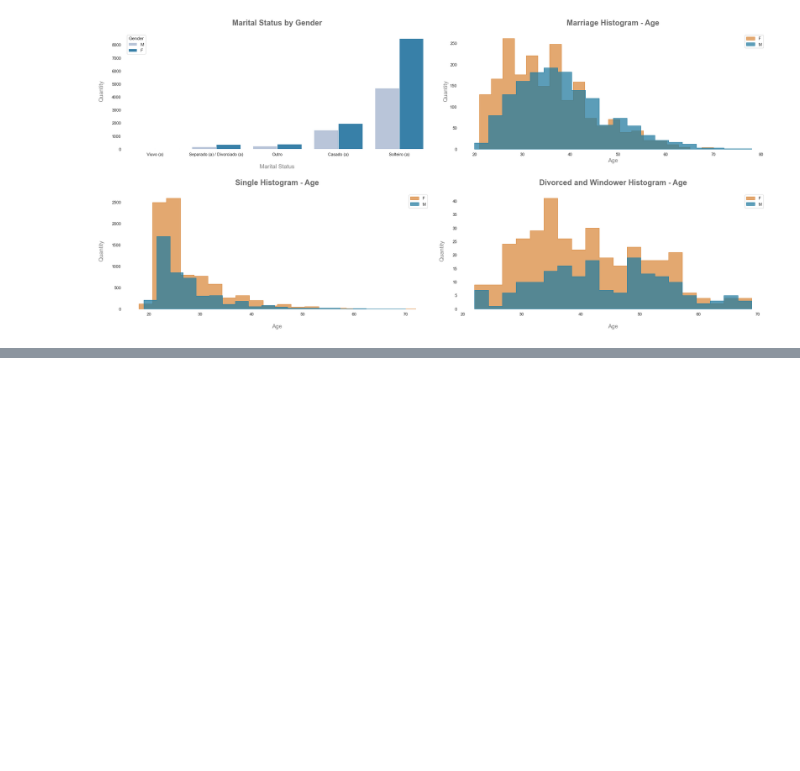
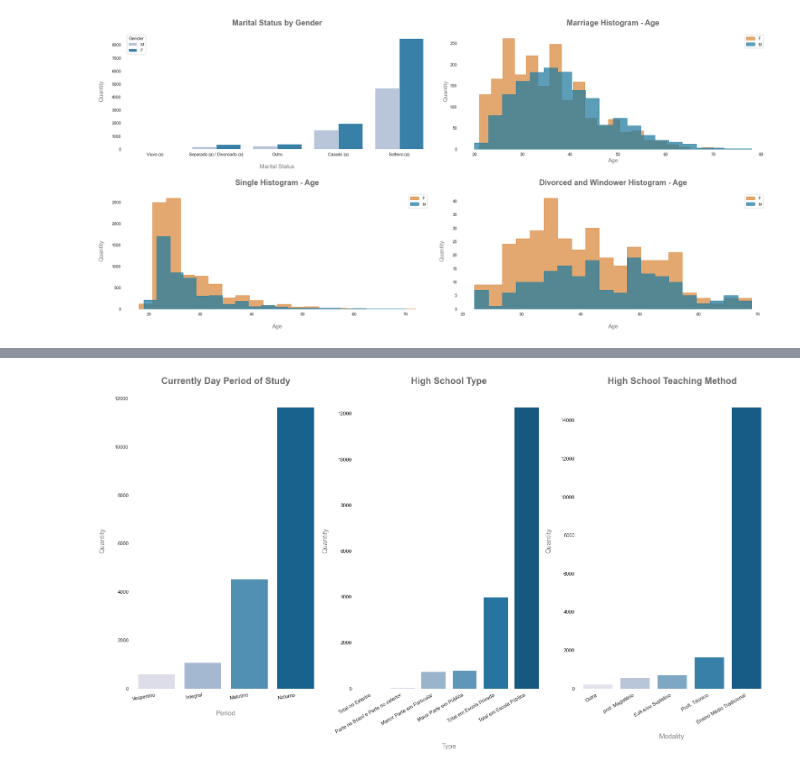
Before and after one commit to KattsonBastos/bahia_enade18_analysis, a Jupyter notebook: notebooks/v01_enade18.ipynb, the cells around one changed output, grey strips where cells are left out. Cells and saved outputs as stored; diff of their text form; code cells hidden in the pictures; blank space fills up the shorter version.

```diff
--- a/notebooks/v01_enade18.ipynb
+++ b/notebooks/v01_enade18.ipynb
@@ -174,10 +181,16 @@ df2['QE_I04'] = df2['QE_I04'].map({'A':'Nenhuma', 'B':'Fundamental: 1º ao 5º a
 df2['QE_I05'] = df2['QE_I05'].map({'A':'Nenhuma', 'B':'Fundamental: 1º ao 5º ano', 'C':'Fundamental: 6º ao 9º ano', 'D':'Ensino Médio', 'E': 'Superior (graduação)', 'F': 'Pós-Graduação'})
 df2['QE_I08'] = df2['QE_I08'].map({'A':'Até 1,5', 'B':'De 1,5 a 3', 'C':'De 3 a 4,5', 'D':'De 4,5 a 6', 'E': 'de 6 a 10', 'F': 'De 10 a 30', 'G':'Acima de 30'})
 df2['QE_I10'] = df2['QE_I10'].map({'A':'Não Trabalha', 'B':'Trabalha Eventualmente', 'C':'Trabalha 20h semanais', 'D':'Trabalha entre 21h e 39h semanais', 'E': 'Trabalha 40h semanais ou mais'})
+df2['QE_I11'] = df2['QE_I11'].map({'A':'Nenhum - Curso Gratuito', 'B':'Nenhum - Curso Não Gratuito', 'C':'ProUni Integral', 'D':'ProUni Parcial', 'E': 'FIES', 'F': 'ProUni Parcial e FIES', 'G':'Bolsa do Estado, Distrito ou Município', 'H':'Bolsa da Instituição de Ensino',
+                                  'I':'Bolsa de ONG, Empresa, etc.', 'J':'Financiamento da Instituição de Ensino', 'K':'Financiamento Bancário'})
+df2['QE_I12'] = df2['QE_I12'].map({'A':'Nenhum', 'B':'Auxílio Moradia', 'C':'Auxílio Alimentação', 'D':'Auxílio Moradia e Alimentação', 'E': 'Auxílio Permanência', 'F': 'Outro Tipo de Auxílio'})
 df2['QE_I13'] = df2['QE_I13'].map({'A':'Nenhum', 'B':'Iniciação Científica', 'C':'Extensão', 'D':'Monitoria/Tutoria', 'E': 'Bolsa PET', 'F': 'Outro Tipo de Bolsa'})
-df2['QE_I17'] = df2['QE_I17'].map({'A':'Total em Escola Pública', 'B':'Total em Escola Privada', 'C':'Total no Exteriro', 'D':'Maior Parte em Pública', 'E': 'Marior Parte em Particular', 'F': 'Parte no Brasil e Parte no exterior'})
+df2['QE_I17'] = df2['QE_I17'].map({'A':'Total em Escola Pública', 'B':'Total em Escola Privada', 'C':'Total no Exterior', 'D':'Maior Parte em Pública', 'E': 'Marior Parte em Particular', 'F': 'Parte no Brasil e Parte no exterior'})
 df2['QE_I18'] = df2['QE_I18'].map({'A':'Ensino Médio Tradicional', 'B':'Profi. Técnico', 'C':'prof. Magistério', 'D':'EJA e/ou Supletivo', 'E': 'Outra'})
 df2['QE_I21'] = df2['QE_I21'].map({'A':'Sim', 'B':'Não'})
+
+df2['QE_I22'] = df2['QE_I22'].map({'A':'Nenhum', 'B':'Um ou Dois', 'C':'Três a Cinco', 'D':'Seis a Oito', 'E': 'Mais de Oito'})
+df2['QE_I23'] = df2['QE_I23'].map({'A':'Apenas as Aulas', 'B':'Uma a Três', 'C':'Quantro a Sete', 'D':'Oito a Onze', 'E': 'Mais de Doze'})
 # %%
 df2.drop(['CO_UF_CURSO'], inplace =True, axis=1)
 # %% [markdown]
@@ -387,0 +442,40 @@ to do..
+# %%
+g2 = plt.subplot(1, 3, 1)
+g1 = sns.countplot(x='CO_TURNO_GRADUACAO', data=df3, palette='PuBu',
+              order=df3['CO_TURNO_GRADUACAO'].value_counts()[:]\
+             .sort_values().index)
+g1 = plt.title('Currently Day Period of Study',
+               pad = 20,
+         fontsize = 20, color ='dimgrey', fontweight = 'bold')
+g1 = sns.despine(bottom = True, left=True)
+g1 = plt.xlabel('Period', color = 'grey', labelpad = 20, fontsize = 15)
+g1 = plt.ylabel('Quantity', color = 'grey', labelpad = 20, fontsize = 15)
+plt.xticks(rotation=10, horizontalalignment='right')
+
+################################################
+g2 = plt.subplot(1, 3, 2)
+g2 = sns.countplot(x='QE_I17', data=df3, palette='PuBu',
+              order=df3['QE_I17'].value_counts()[:]\
+             .sort_values().index)
+g2 = plt.title('High School Type',
+               pad = 20,
+         fontsize = 20, color ='dimgrey', fontweight = 'bold')
+g2 = sns.despine(bottom = True, left=True)
+g2 = plt.xlabel('Type', color = 'grey', labelpad = 20, fontsize = 15)
+g2 = plt.ylabel('Quantity', color = 'grey', labelpad = 20, fontsize = 15)
+plt.xticks(rotation=30, horizontalalignment='right')
+
+################################################
+g3 = plt.subplot(1, 3, 3)
+g3 = sns.countplot(x='QE_I18', data=df3, palette='PuBu',
+              order=df3['QE_I18'].value_counts()[:]\
+             .sort_values().index)
+g3 = plt.title('High School Teaching Method',
+               pad = 20,
+         fontsize = 20, color ='dimgrey', fontweight = 'bold')
+g3 = sns.despine(bottom = True, left=True)
+g3 = plt.xlabel('Modality', color = 'grey', labelpad = 20, fontsize = 15)
+g3 = plt.ylabel('Quantity', color = 'grey', labelpad = 20, fontsize = 15)
+plt.xticks(rotation=30, horizontalalignment='right');
+# %% [output]
+[figure, added]
```
Also changed, not shown: parts of 88 cells of this notebook.
